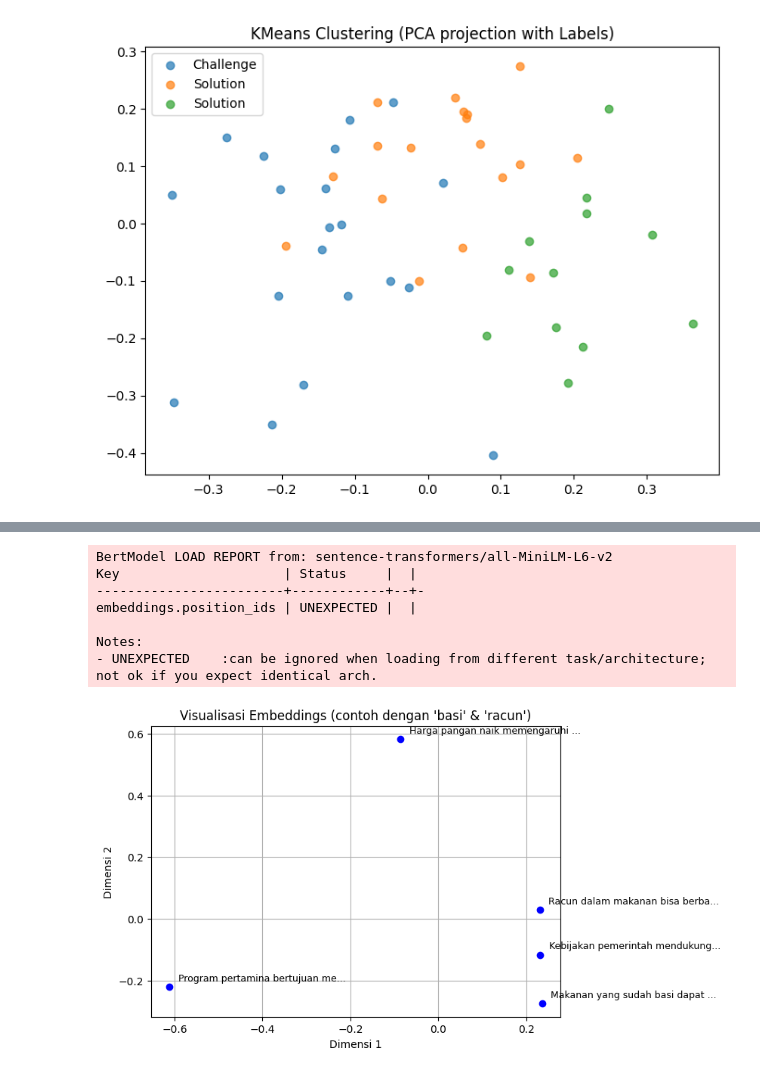
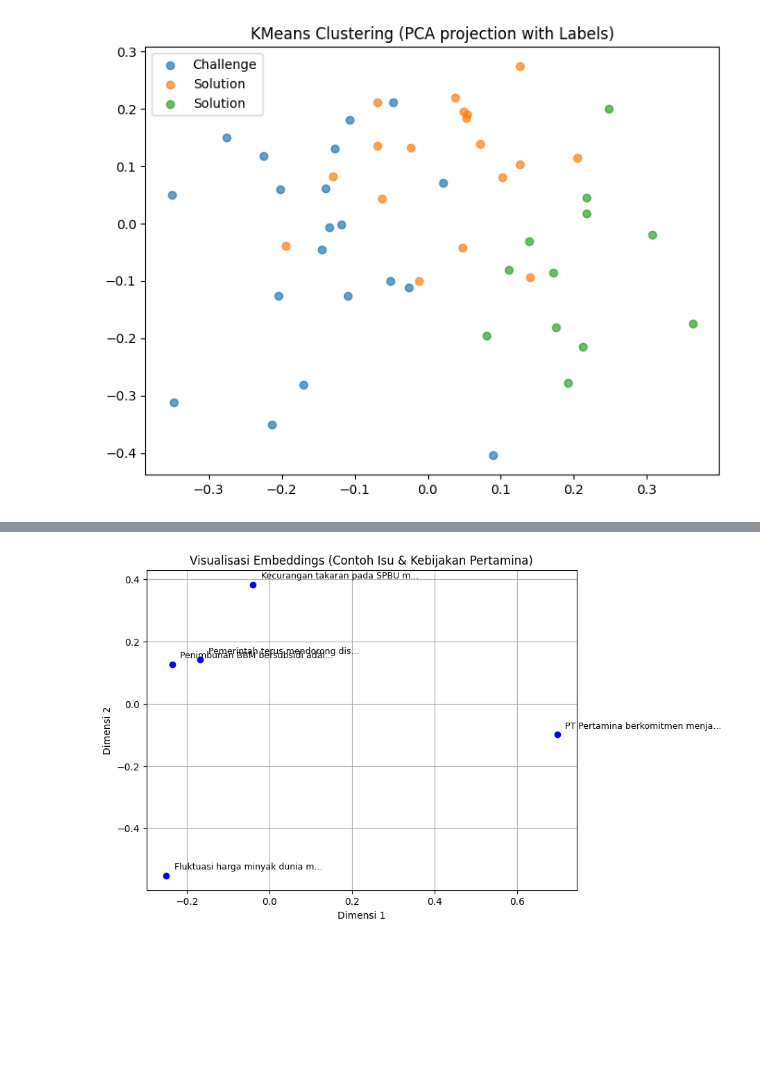
Before and after one commit to yeshaa23/Project-A-Kelompok-4-Pertamina-PBAGenap, a Jupyter notebook: Week_5_PBA_Text_Embedding_Pertamina.ipynb, the cells around one changed output, grey strips where cells are left out. Drawn from its saved outputs; the diff is of its cells as text; code cells hidden in the pictures; blank space fills up the shorter version.

Commit message:
upd : file Notebook Text Embedding

```diff
--- a/Week_5_PBA_Text_Embedding_Pertamina.ipynb
+++ b/Week_5_PBA_Text_Embedding_Pertamina.ipynb
@@ -362,7 +373,7 @@ from collections import Counter
 nltk.download("punkt")
 
 # Define lemma roots
-lemmas = ["racun", "basi", "korban", "kejang"]
+lemmas = ["curang", "timbun", "subsidi", "sanksi"]
 
 # Regex patterns to catch variations of each lemma
 patterns = {lemma: re.compile(rf"\b\w*{lemma}\w*\b", re.IGNORECASE) for lemma in lemmas}
@@ -1217,6 +1271,20 @@ Cluster 2 → Solution
 ['Kejadian kecurangan takaran pada SPBU yang terjadi di Rempoa, Ciputat, sesungguhnya bukan hal yang baru, banyak modus operandi yang dilakukan pengelola SPBU yang mengakibatkan kerugian konsumen. Sej ...
 [figure]
 # %%
+# --- BLOK PEREDAM LOG & PROGRESS BAR ---
+import os
+import warnings
+import transformers
+
+# Mematikan progress bar download dari Hugging Face Hub
+os.environ['HF_HUB_DISABLE_PROGRESS_BARS'] = '1'
+# Menyembunyikan pesan peringatan/warnings
+warnings.filterwarnings("ignore")
+# Mematikan log dan progress bar loading dari library Transformers
+transformers.logging.set_verbosity_error()
+transformers.logging.disable_progress_bar()
+# ---------------------------------------
+
 from sentence_transformers import SentenceTransformer
 from sklearn.decomposition import PCA
 import matplotlib.pyplot as plt
@@ -1255,43 +1316,47 @@ Notes:
 [figure]
 # %%
+# --- BLOK PEREDAM LOG & PROGRESS BAR ---
+import os
+import warnings
+import transformers
+
+os.environ['HF_HUB_DISABLE_PROGRESS_BARS'] = '1'
+warnings.filterwarnings("ignore")
+transformers.logging.set_verbosity_error()
+transformers.logging.disable_progress_bar()
+# ---------------------------------------
+
 from sentence_transformers import SentenceTransformer
 from sklearn.decomposition import PCA
 import matplotlib.pyplot as plt
 
 sentences = [
-    "Makanan yang sudah basi dapat menimbulkan penyakit.",
-    "Racun dalam makanan bisa berbahaya bagi kesehatan.",
-    "Program pertamina bertujuan meningkatkan gizi anak-anak.",
-    "Kebijakan pemerintah mendukung distribusi makanan gratis.",
-    "Harga pangan naik memengaruhi kondisi ekonomi keluarga."
+    "Kecurangan takaran pada SPBU merugikan banyak konsumen.",
+    "Penimbunan BBM bersubsidi adalah tindakan melanggar hukum.",
+    "PT Pertamina berkomitmen menjaga pasokan energi nasional.",
+    "Pemerintah terus mendorong distribusi BBM tepat sasaran.",
+    "Fluktuasi harga minyak dunia memengaruhi harga BBM non-subsidi."
 ]
 
 model = SentenceTransformer('all-MiniLM-L6-v2')
 embeddings = model.encode(sentences)
 
 pca = PCA(n_components=2)
 X_2d = pca.fit_transform(embeddings)
 
-plt.figure(figsize=(7,5))
+plt.figure(figsize=(8,6)) # Sedikit diperbesar agar teks lebih rapi
 plt.scatter(X_2d[:,0], X_2d[:,1], c="blue")
 
 for i, text in enumerate(sentences):
     plt.text(X_2d[i,0]+0.02, X_2d[i,1]+0.02, text[:30]+"...", fontsize=9)
 
-plt.title("Visualisasi Embeddings (contoh dengan 'basi' & 'racun')")
+plt.title("Visualisasi Embeddings (Contoh Isu & Kebijakan Pertamina)")
 plt.xlabel("Dimensi 1")
 plt.ylabel("Dimensi 2")
 plt.grid(True)
 plt.show()
 # %% [output]
-BertModel LOAD REPORT from: sentence-transformers/all-MiniLM-L6-v2
-Key                     | Status     |  |
-------------------------+------------+--+-
-embeddings.position_ids | UNEXPECTED |  |
-
-Notes:
-- UNEXPECTED    :can be ignored when loading from different task/architecture; not ok if you expect identical arch.
-[figure, old version]
+[figure, new version]
 # %%
 import numpy as np
 import matplotlib.pyplot as plt
```
Also changed, not shown: parts of 17 cells of this notebook, 1 other file.
